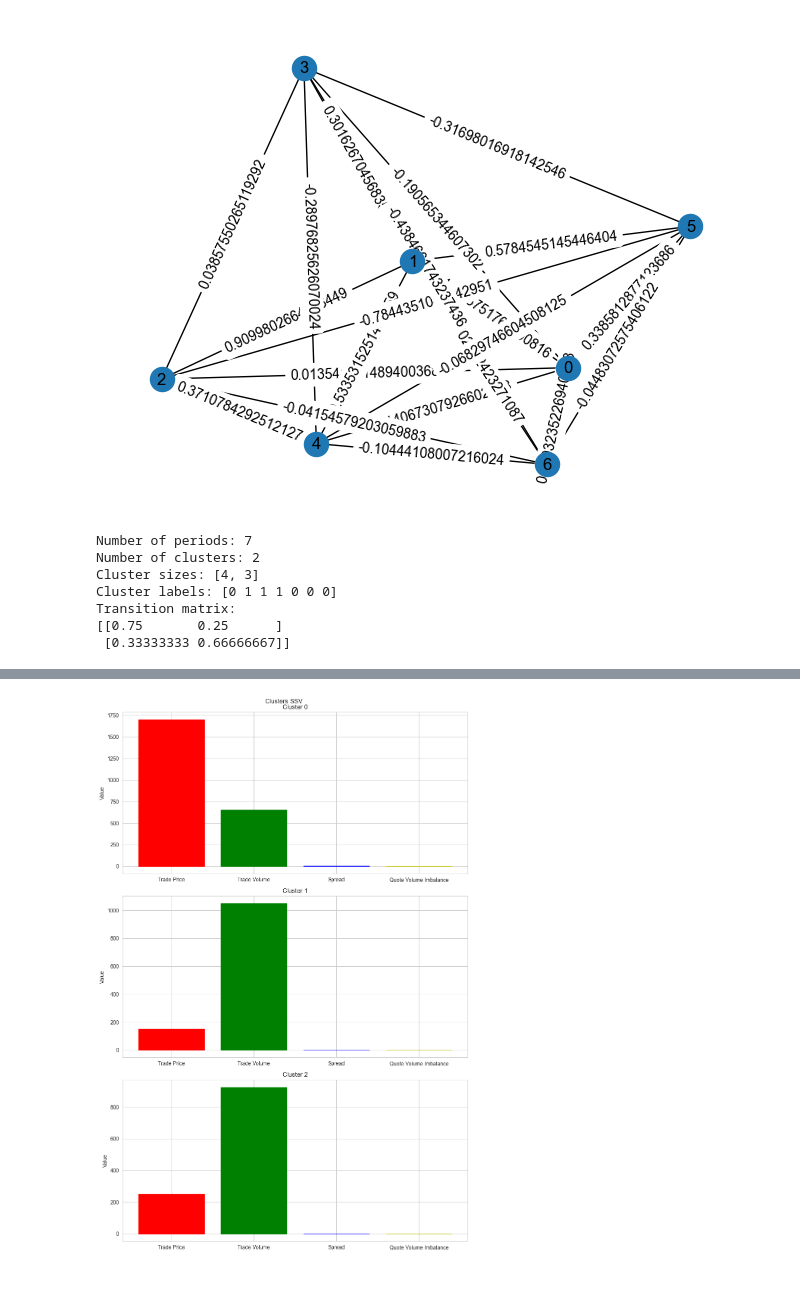
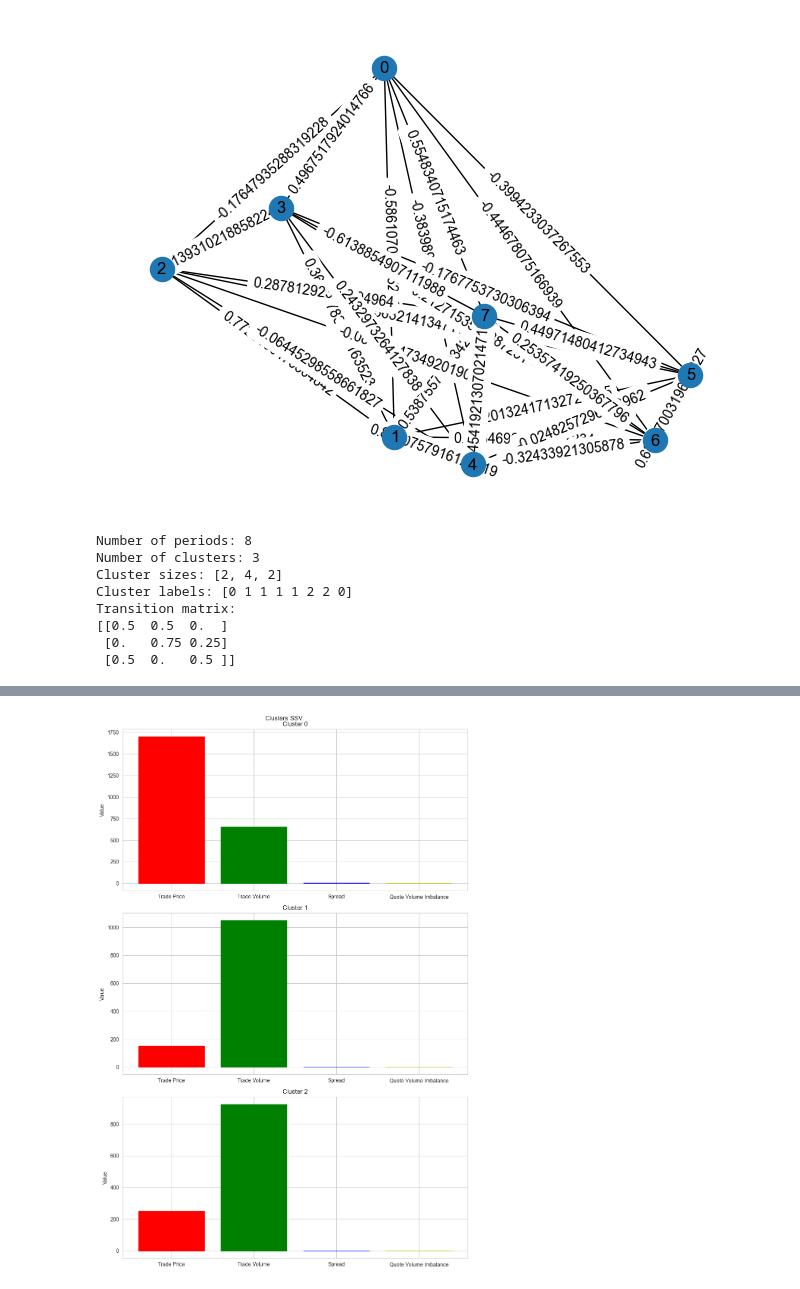
Before and after one commit to AdamZinebii/Intraday-Market-Activity-Clustering, a Jupyter notebook: examples/Louvain_clustering.ipynb, the cells around one changed output, grey strips where cells are left out. Saved outputs shown, nothing was run; the diff lists cells and outputs as text; code cells hidden in the pictures.

```diff
--- a/examples/Louvain_clustering.ipynb
+++ b/examples/Louvain_clustering.ipynb
@@ -22,18 +25,18 @@ from src.clustering.louvain import LouvainClustering
 # %%
 T = 15
 
 # Load data from a JSONL file
 market = Market.from_jsonl("./tick_data.jsonl")
 
 # Get periods of length 15
-periods = market.get_periods(period_length=3)
+periods = market.get_periods(period_length=15)
 
 # Build the graph
 state_graph = market.build_graph(periods, 0)
 
 clustering = LouvainClustering().fit(periods, G=state_graph)
 # %% [output]
-[figure, old version]
+[figure, new version]
 # %%
 # Get the clusters
 clusters = clustering.clusters
@@ -45,13 +48,14 @@ print(f"Cluster labels: {clustering.labels}")
 #print(f"Cluster centers: {clustering.cluster_centers}")
 print(f"Transition matrix: \n{clustering.transition_matrix}")
 # %% [output]
-Number of periods: 7
-Number of clusters: 2
-Cluster sizes: [4, 3]
-Cluster labels: [0 1 1 1 0 0 0]
+Number of periods: 8
+Number of clusters: 3
+Cluster sizes: [2, 4, 2]
+Cluster labels: [0 1 1 1 1 2 2 0]
 Transition matrix:
-[[0.75       0.25      ]
- [0.33333333 0.66666667]]
+[[0.5  0.5  0.  ]
+ [0.   0.75 0.25]
+ [0.5  0.   0.5 ]]
 # %%
 clustering.plot_community_graph(state_graph, method='Louvain')
 # %% [output]
```
Also changed, not shown: parts of 5 cells of this notebook, 2 other files.
